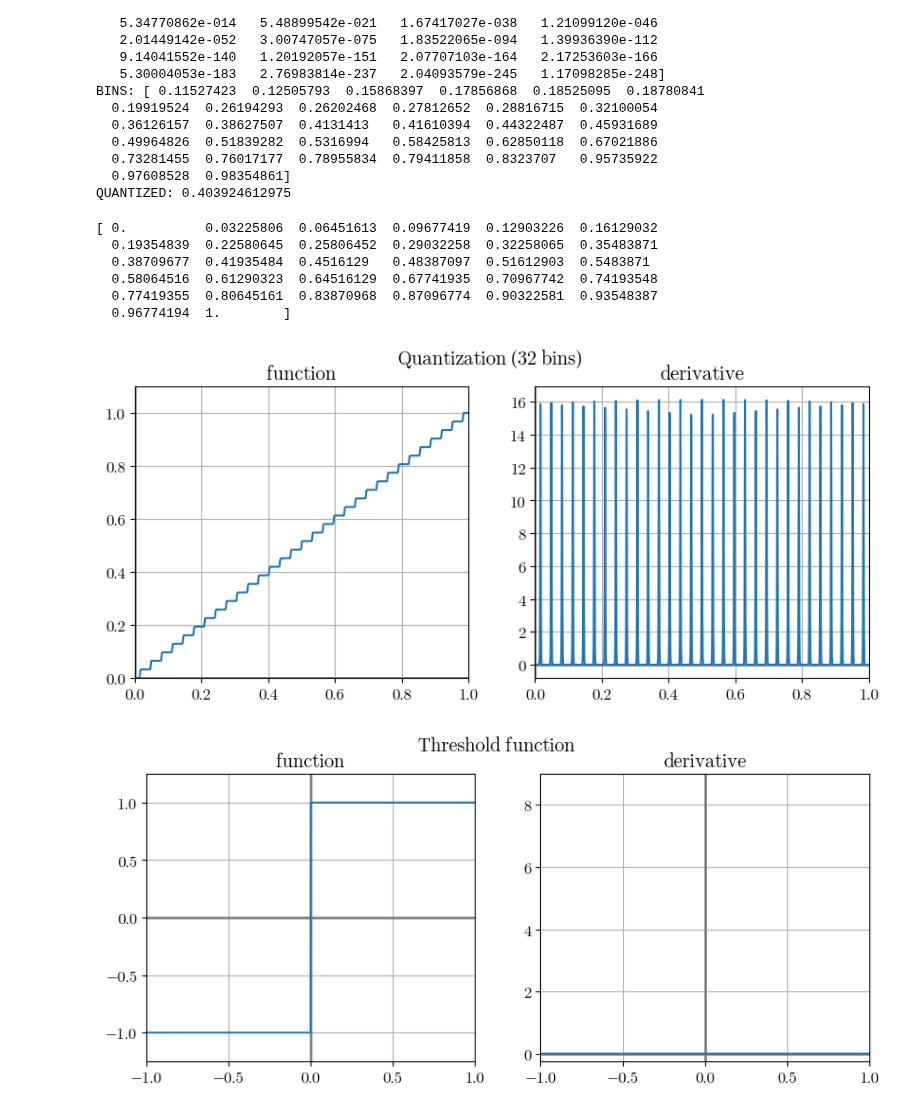
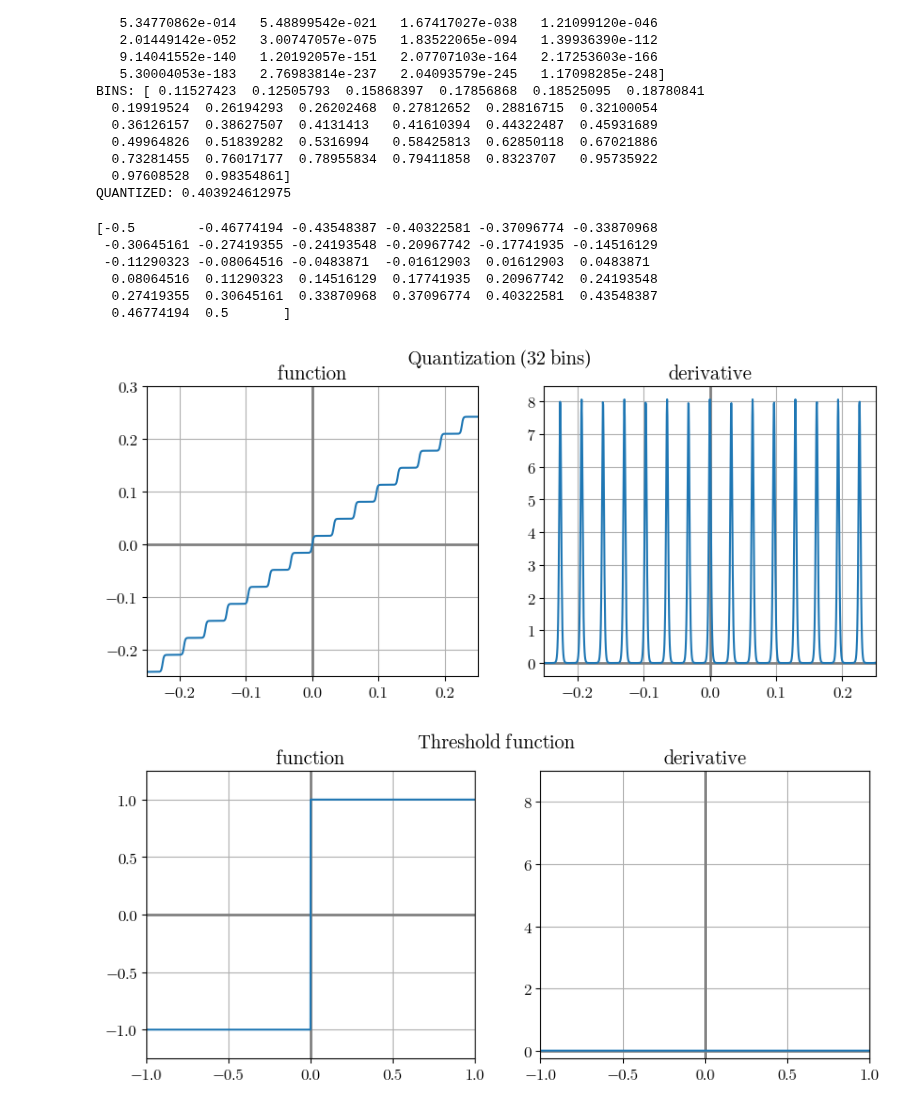
Before and after one commit to sri-kankanahalli/autoencoder-speech-compression, a Jupyter notebook: Visualizations.ipynb, the cells around one changed output. Cells and saved outputs as stored; diff of their text form; code cells hidden in the pictures.

```diff
--- a/Visualizations.ipynb
+++ b/Visualizations.ipynb
@@ -158,27 +162,27 @@ QUANTIZED: 0.403924612975
 # %%
 x = T.dscalar()
 
-codebook = np.linspace(0.0, 1.0, 32)
+codebook = np.linspace(-0.5, 0.5, 32)
 print codebook
 codebook = theano.shared(codebook)
 # %% [output]
-[ 0.          0.03225806  0.06451613  0.09677419  0.12903226  0.16129032
-  0.19354839  0.22580645  0.25806452  0.29032258  0.32258065  0.35483871
-  0.38709677  0.41935484  0.4516129   0.48387097  0.51612903  0.5483871
-  0.58064516  0.61290323  0.64516129  0.67741935  0.70967742  0.74193548
-  0.77419355  0.80645161  0.83870968  0.87096774  0.90322581  0.93548387
-  0.96774194  1.        ]
+[-0.5        -0.46774194 -0.43548387 -0.40322581 -0.37096774 -0.33870968
+ -0.30645161 -0.27419355 -0.24193548 -0.20967742 -0.17741935 -0.14516129
+ -0.11290323 -0.08064516 -0.0483871  -0.01612903  0.01612903  0.0483871
+  0.08064516  0.11290323  0.14516129  0.17741935  0.20967742  0.24193548
+  0.27419355  0.30645161  0.33870968  0.37096774  0.40322581  0.43548387
+  0.46774194  0.5       ]
 # %%
 # i cheated and edited this one after exporting
-temp = 1000
+temp = 500
 distances = T.abs_(T.reshape(x, (-1, 1)) - codebook)
 probs = T.nnet.softmax(temp * -distances)
 fnc = T.dot(probs, codebook)[0]
 
 title = 'Quantization (32 bins)'
 
-activation_plot(fnc, (0.0, 1.0), (0.0, 1.1), None, marker = '', main_title = title)
+activation_plot(fnc, (-0.25, 0.25), (-0.25, 0.3), None, marker = '', main_title = title)
 # %% [output]
-[figure, old version]
+[figure, new version]
 # %%
 # i cheated and edited this one after exporting
```
Also changed, not shown: parts of 8 cells of this notebook, 28 other files.
